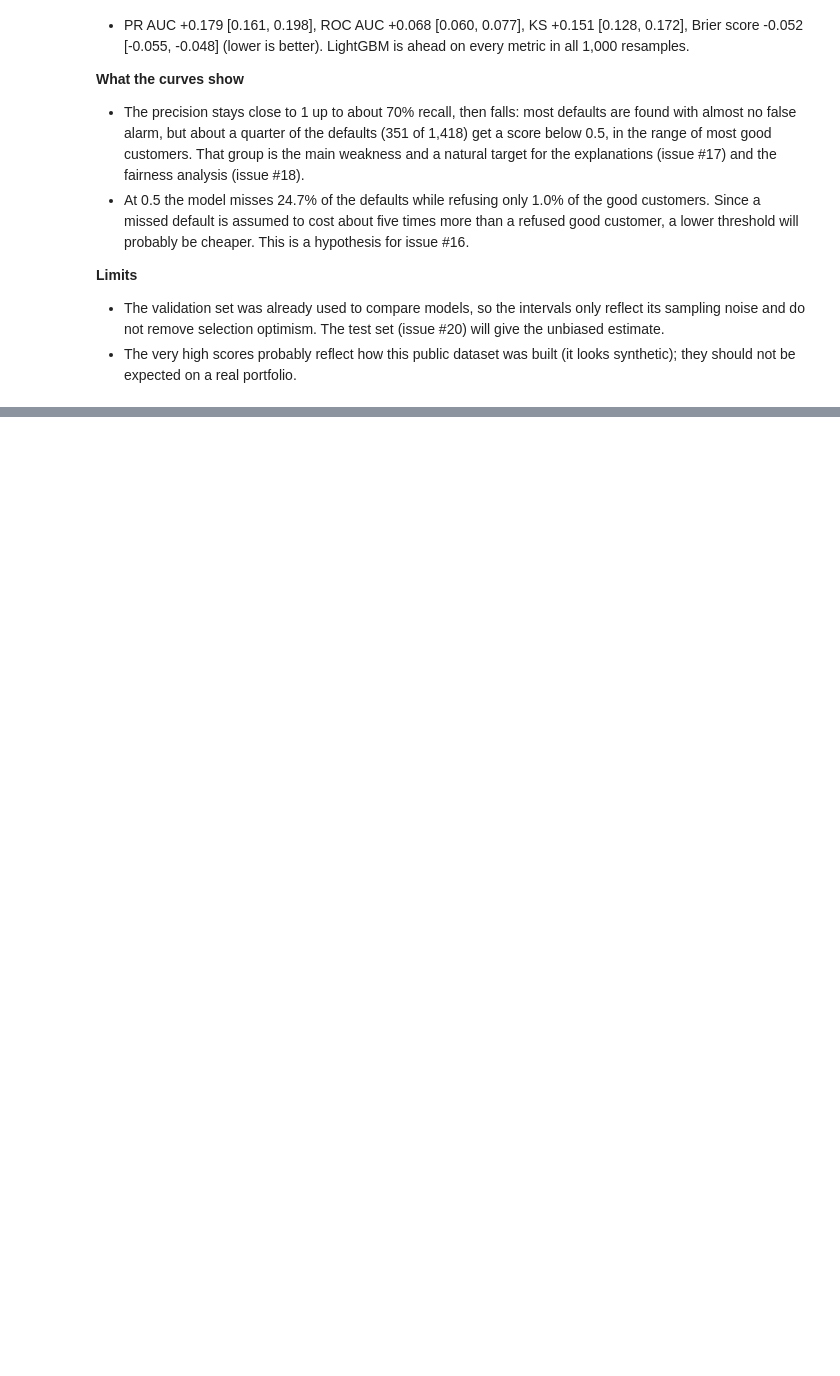
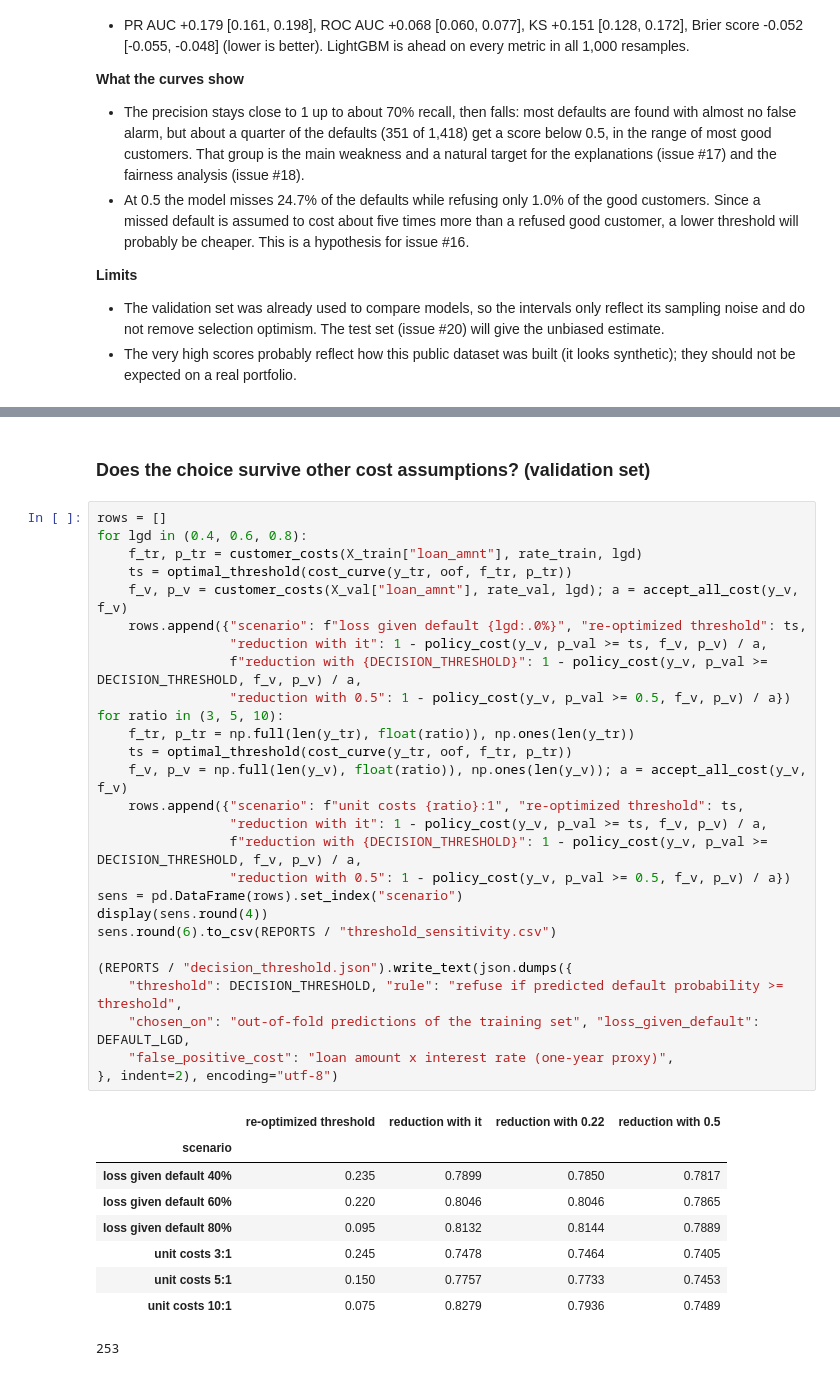
Before and after one commit to cheickbougoum90-web/credit-risk-scoring, a Jupyter notebook: notebooks/03_evaluation_explainability.ipynb, the cells around one changed output, grey strips where cells are left out. Saved outputs shown, nothing was run; the diff lists cells and outputs as text; blank space fills up the shorter version.

```diff
--- a/notebooks/03_evaluation_explainability.ipynb
+++ b/notebooks/03_evaluation_explainability.ipynb
@@ -170,0 +315,39 @@ For the Brier score a lower value is better, so a negative difference favors Lig
+# %% [markdown]
+### Does the choice survive other cost assumptions? (validation set)
+# %%
+rows = []
+for lgd in (0.4, 0.6, 0.8):
+    f_tr, p_tr = customer_costs(X_train["loan_amnt"], rate_train, lgd)
+    ts = optimal_threshold(cost_curve(y_tr, oof, f_tr, p_tr))
+    f_v, p_v = customer_costs(X_val["loan_amnt"], rate_val, lgd); a = accept_all_cost(y_v, f_v)
+    rows.append({"scenario": f"loss given default {lgd:.0%}", "re-optimized threshold": ts,
+                 "reduction with it": 1 - policy_cost(y_v, p_val >= ts, f_v, p_v) / a,
+                 f"reduction with {DECISION_THRESHOLD}": 1 - policy_cost(y_v, p_val >= DECISION_THRESHOLD, f_v, p_v) / a,
+                 "reduction with 0.5": 1 - policy_cost(y_v, p_val >= 0.5, f_v, p_v) / a})
+for ratio in (3, 5, 10):
+    f_tr, p_tr = np.full(len(y_tr), float(ratio)), np.ones(len(y_tr))
+    ts = optimal_threshold(cost_curve(y_tr, oof, f_tr, p_tr))
+    f_v, p_v = np.full(len(y_v), float(ratio)), np.ones(len(y_v)); a = accept_all_cost(y_v, f_v)
+    rows.append({"scenario": f"unit costs {ratio}:1", "re-optimized threshold": ts,
+                 "reduction with it": 1 - policy_cost(y_v, p_val >= ts, f_v, p_v) / a,
+                 f"reduction with {DECISION_THRESHOLD}": 1 - policy_cost(y_v, p_val >= DECISION_THRESHOLD, f_v, p_v) / a,
+                 "reduction with 0.5": 1 - policy_cost(y_v, p_val >= 0.5, f_v, p_v) / a})
+sens = pd.DataFrame(rows).set_index("scenario")
+display(sens.round(4))
+sens.round(6).to_csv(REPORTS / "threshold_sensitivity.csv")
+
+(REPORTS / "decision_threshold.json").write_text(json.dumps({
+    "threshold": DECISION_THRESHOLD, "rule": "refuse if predicted default probability >= threshold",
+    "chosen_on": "out-of-fold predictions of the training set", "loss_given_default": DEFAULT_LGD,
+    "false_positive_cost": "loan amount x interest rate (one-year proxy)",
+}, indent=2), encoding="utf-8")
+# %% [output]
+|  | re-optimized threshold | reduction with it | reduction with 0.22 | reduction with 0.5 |
+| scenario |  |  |  |  |
+| loss given default 40% | 0.235 | 0.7899 | 0.7850 | 0.7817 |
+| loss given default 60% | 0.220 | 0.8046 | 0.8046 | 0.7865 |
+| loss given default 80% | 0.095 | 0.8132 | 0.8144 | 0.7889 |
+| unit costs 3:1 | 0.245 | 0.7478 | 0.7464 | 0.7405 |
+| unit costs 5:1 | 0.150 | 0.7757 | 0.7733 | 0.7453 |
+| unit costs 10:1 | 0.075 | 0.8279 | 0.7936 | 0.7489 |
+253
```
Also changed, not shown: parts of 11 cells of this notebook, 10 other files.
